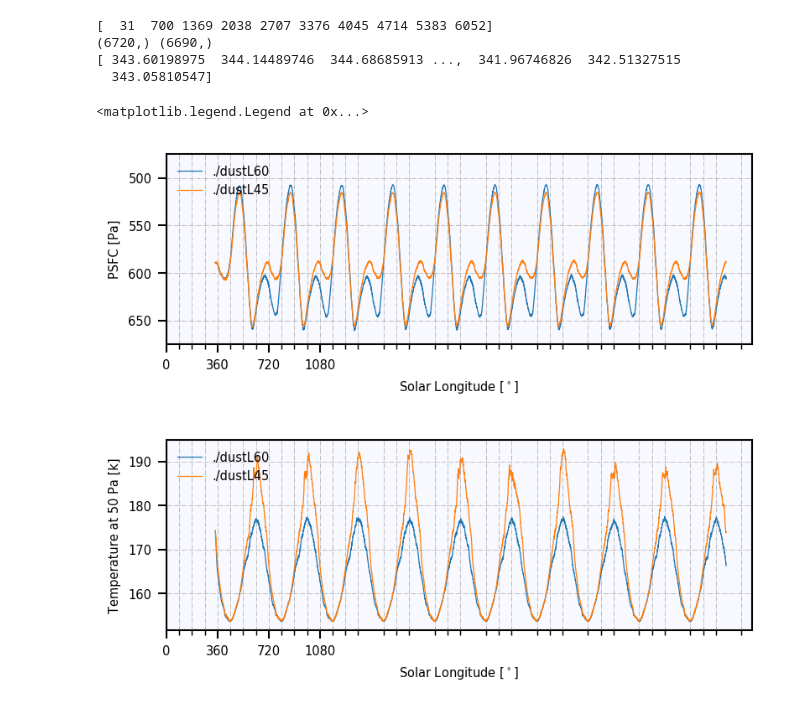
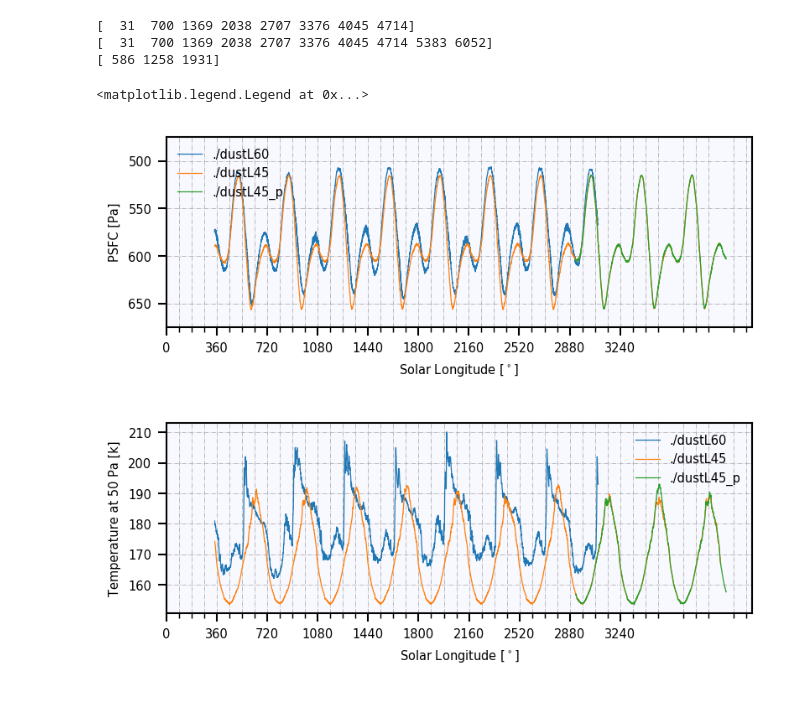
Before and after one commit to sokvisal/marswrf, a Jupyter notebook: model_comparison.ipynb, the cells around one changed output. Drawn from its saved outputs; the diff is of its cells as text; code cells hidden in the pictures.

```diff
--- a/model_comparison.ipynb
+++ b/model_comparison.ipynb
@@ -65,7 +65,7 @@ contourf(grid.spectogrd(s))
 # %%
 from netCDF4 import Dataset
 
-major_ticks = np.arange(0, 360*4, 360)
+major_ticks = np.arange(0, 360*10, 360)
 
 def yearly_ls(ls):
     idx = np.where(ls==360)[0]
@@ -89,41 +89,51 @@ ls = yearly_ls(ls)
 
 # dust data
 filedir = './dust_test.nc'
 data = Dataset(filedir,'r')
 psfcdust = data.variables['PSFC'][:]
 tdust = data.variables['T'][:][:,25:30].mean(axis=1)
 lsdust = data.variables['LS'][:]
-lsdust = lsdust[:6690]
+lsdust = yearly_ls(lsdust)
+
+# dust perturbation high res scale
+filedir = './dust_pert_test.nc'
+data = Dataset(filedir,'r')
+psfcdustp = data.variables['PSFC'][:]
+tdustp = data.variables['T'][:][:,25:30].mean(axis=1)
+lsdustp = data.variables['LS'][:]
+lsdustp = yearly_ls(lsdustp) + 2880
+# print (np.where(lsdust==lsdustp[0]), 'test')
+# lsdust = lsdust[:6690]
 
 full_arr = 2000
 fig, ax = plt.subplots(figsize=(6,2))
 plot(ls[:], psfcwet[:], label='./dustL60')
-plot(ls[:], psfcdust[:6690], label='./dustL45')
+plot(lsdust[:], psfcdust, label='./dustL45')
+plot(lsdustp[:],psfcdustp, label='./dustL45_p')
 ylabel('PSFC [Pa]')
 xlabel('Solar Longitude [$^\circ$]')
 xticks(major_ticks)
+# xlim([2880,3960])
 ax.xaxis.set_minor_locator(AutoMinorLocator(4))
 ax.grid(True, which='both')
 ylim([675,475])
 legend()
 
-print(psfcdust.shape, psfcwet.shape)
-print(lsdust)
-
 fig, ax = plt.subplots(figsize=(6,2))
 plot(ls[:], twet[:], label='./dustL60')
-plot(ls[:],tdust[:6690], label='./dustL45')
+plot(lsdust[:],tdust, label='./dustL45')
+plot(lsdustp[:],tdustp, label='./dustL45_p')
 ylabel('Temperature at 50 Pa [k]')
 xlabel('Solar Longitude [$^\circ$]')
 xticks(major_ticks)
+# xlim([2880,3960])
 ax.xaxis.set_minor_locator(AutoMinorLocator(4))
 ax.grid(True, which='both')
 legend()
 # %% [output]
+[  31  700 1369 2038 2707 3376 4045 4714]
 [  31  700 1369 2038 2707 3376 4045 4714 5383 6052]
-(6720,) (6690,)
-[ 343.60198975  344.14489746  344.68685913 ...,  341.96746826  342.51327515
-  343.05810547]
+[ 586 1258 1931]
 <matplotlib.legend.Legend at 0x...>
-[figure, old version]
+[figure, new version]
-[figure, old version]
+[figure, new version]
```
Also changed, not shown: parts of 4 cells of this notebook.
